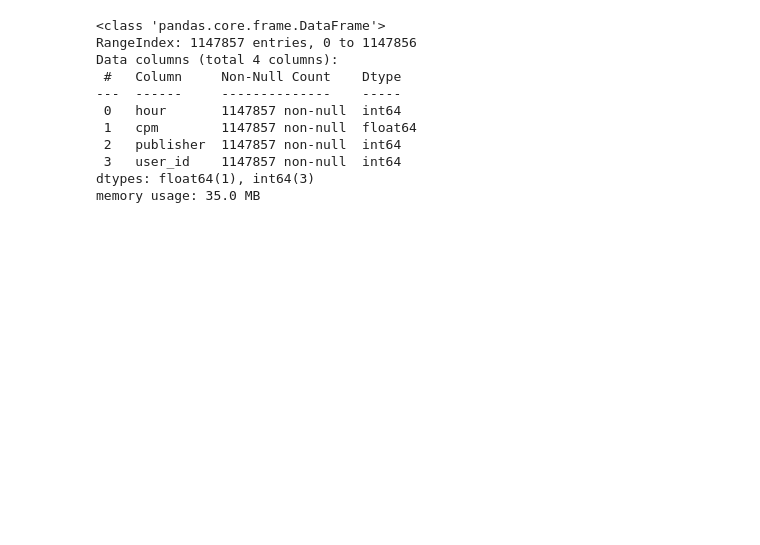
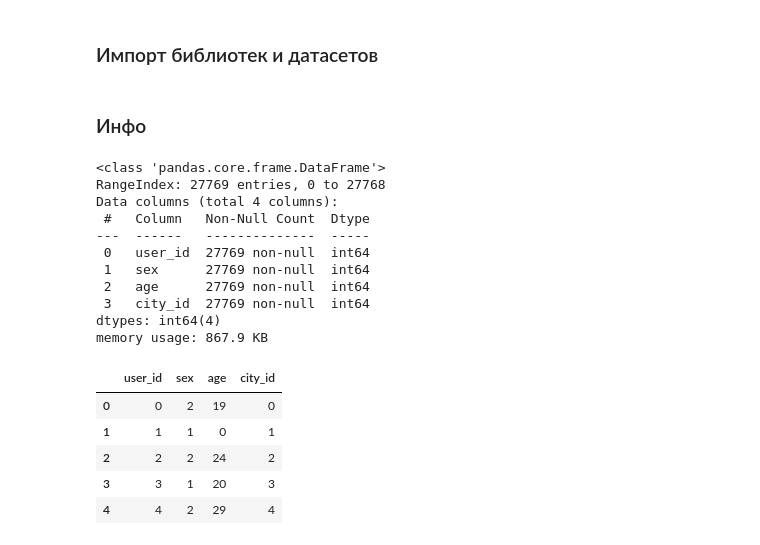
Before and after one commit to TimurPshITMO/VK_LL_2025, a Jupyter notebook: data_view.ipynb, the cells around one changed output. Saved outputs shown, nothing was run; the diff lists cells and outputs as text; code cells hidden in the pictures; blank space fills up the shorter version.

```diff
--- a/data_view.ipynb
+++ b/data_view.ipynb
@@ -1,3 +1,5 @@
+# %% [markdown]
+### Импорт библиотек и датасетов
 # %%
 import pandas as pd
 import seaborn as sns
@@ -10,14 +12,23 @@ validate_ans_data = pd.read_csv('validate_answers.tsv',sep='\t')
+# %% [markdown]
+### Инфо
 # %%
-history_data.info()
+users.info()
+users.head()
 # %% [output]
 <class 'pandas.core.frame.DataFrame'>
-RangeIndex: 1147857 entries, 0 to 1147856
+RangeIndex: 27769 entries, 0 to 27768
 Data columns (total 4 columns):
- #   Column     Non-Null Count    Dtype
----  ------     --------------    -----
- 0   hour       1147857 non-null  int64
- 1   cpm        1147857 non-null  float64
- 2   publisher  1147857 non-null  int64
- 3   user_id    1147857 non-null  int64
-dtypes: float64(1), int64(3)
-memory usage: 35.0 MB
+ #   Column   Non-Null Count  Dtype
+---  ------   --------------  -----
+ 0   user_id  27769 non-null  int64
+ 1   sex      27769 non-null  int64
+ 2   age      27769 non-null  int64
+ 3   city_id  27769 non-null  int64
+dtypes: int64(4)
+memory usage: 867.9 KB
+|  | user_id | sex | age | city_id |
+| 0 | 0 | 2 | 19 | 0 |
+| 1 | 1 | 1 | 0 | 1 |
+| 2 | 2 | 2 | 24 | 2 |
+| 3 | 3 | 1 | 20 | 3 |
+| 4 | 4 | 2 | 29 | 4 |
```
Also changed, not shown: parts of 10 cells of this notebook.
